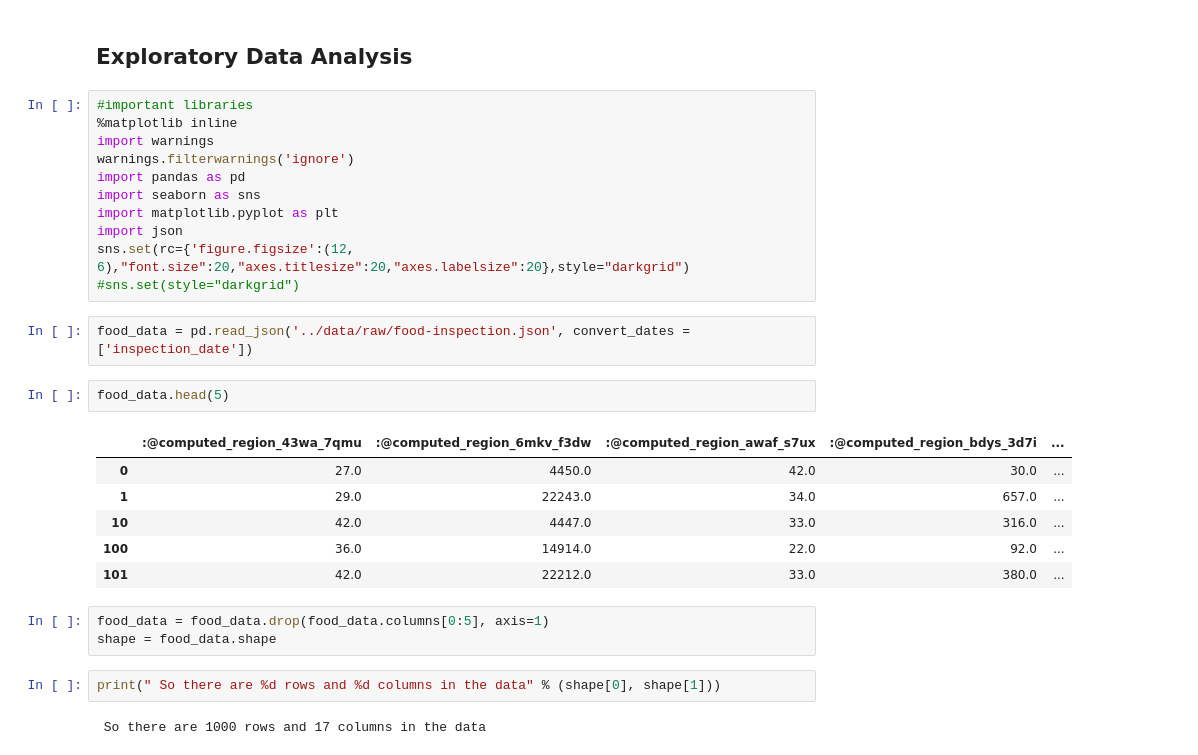
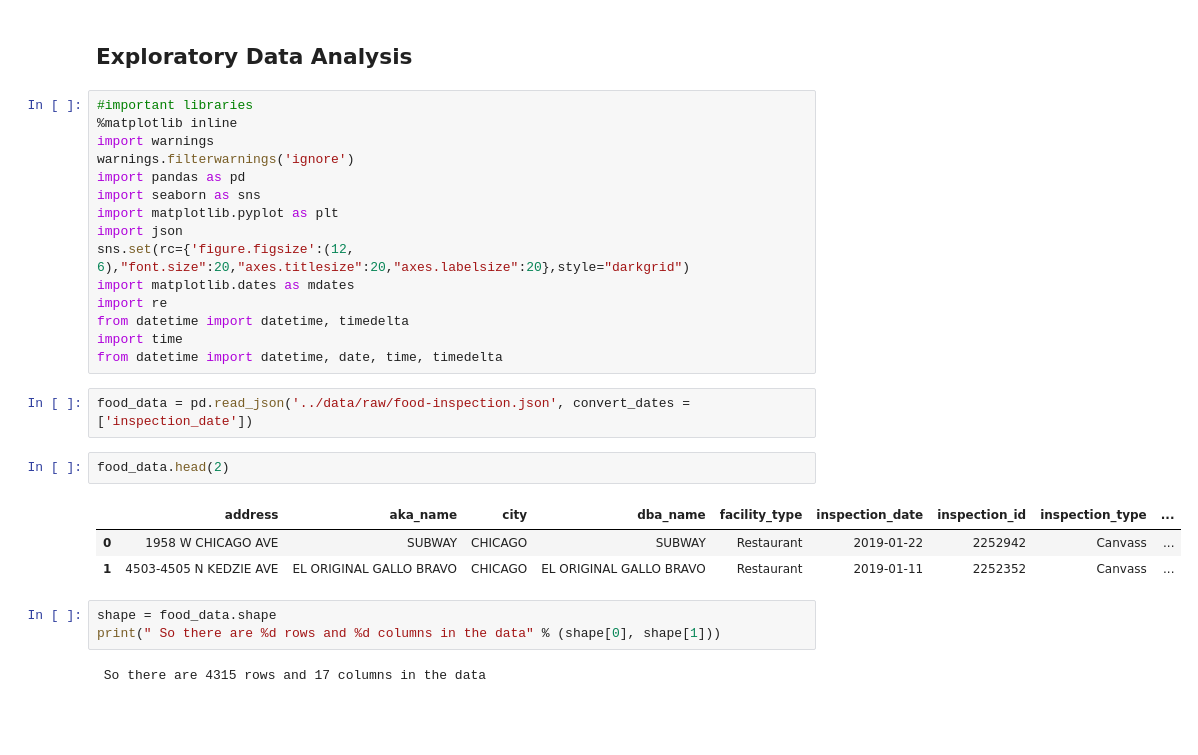
Before and after one commit to drimal/chicagofood, a Jupyter notebook: notebooks/ChicagoFood.ipynb, the cells around one changed output. Cells and saved outputs as stored; diff of their text form; blank space fills up the shorter version.

```diff
--- a/notebooks/ChicagoFood.ipynb
+++ b/notebooks/ChicagoFood.ipynb
@@ -29,22 +31,21 @@ import seaborn as sns
 import matplotlib.pyplot as plt
 import json
 sns.set(rc={'figure.figsize':(12, 6),"font.size":20,"axes.titlesize":20,"axes.labelsize":20},style="darkgrid")
-#sns.set(style="darkgrid")
+import matplotlib.dates as mdates
+import re
+from datetime import datetime, timedelta
+import time
+from datetime import datetime, date, time, timedelta
 # %%
 food_data = pd.read_json('../data/raw/food-inspection.json', convert_dates = ['inspection_date'])
 # %%
-food_data.head(5)
+food_data.head(2)
 # %% [output]
-|  | :@computed_region_43wa_7qmu | :@computed_region_6mkv_f3dw | :@computed_region_awaf_s7ux | :@computed_region_bdys_3d7i | ... |
-| 0 | 27.0 | 4450.0 | 42.0 | 30.0 | ... |
-| 1 | 29.0 | 22243.0 | 34.0 | 657.0 | ... |
-| 10 | 42.0 | 4447.0 | 33.0 | 316.0 | ... |
-| 100 | 36.0 | 14914.0 | 22.0 | 92.0 | ... |
-| 101 | 42.0 | 22212.0 | 33.0 | 380.0 | ... |
+|  | address | aka_name | city | dba_name | facility_type | inspection_date | inspection_id | inspection_type | ... |
+| 0 | 1958 W CHICAGO AVE | SUBWAY | CHICAGO | SUBWAY | Restaurant | 2019-01-22 | 2252942 | Canvass | ... |
+| 1 | 4503-4505 N KEDZIE AVE | EL ORIGINAL GALLO BRAVO | CHICAGO | EL ORIGINAL GALLO BRAVO | Restaurant | 2019-01-11 | 2252352 | Canvass | ... |
-# %%
-food_data = food_data.drop(food_data.columns[0:5], axis=1)
-shape = food_data.shape
 # %%
+shape = food_data.shape
 print(" So there are %d rows and %d columns in the data" % (shape[0], shape[1]))
 # %% [output]
- So there are 1000 rows and 17 columns in the data
+ So there are 4315 rows and 17 columns in the data
```
Also changed, not shown: parts of 130 cells of this notebook.
